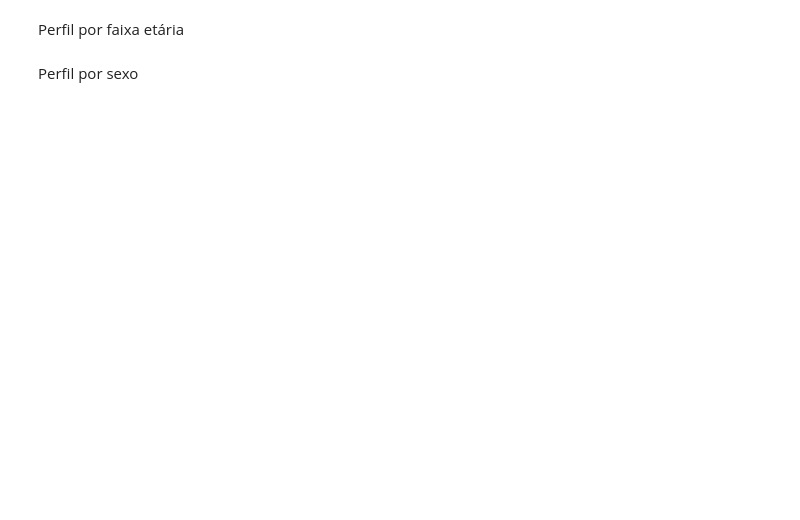
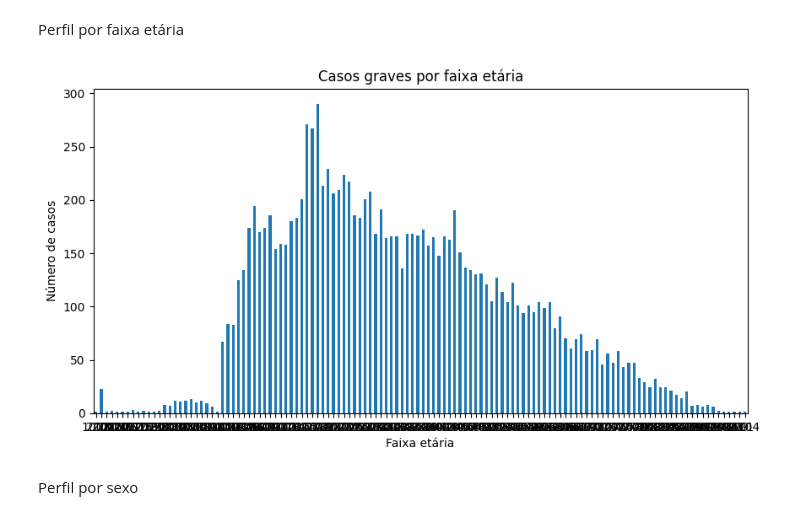
Before and after one commit to VannaGilio/medalhao_dengue, a Jupyter notebook: Notebook_2/dengue_p.ipynb, the cells around one changed output. Cells and saved outputs as stored; diff of their text form; code cells hidden in the pictures; blank space fills up the shorter version.

```diff
--- a/Notebook_2/dengue_p.ipynb
+++ b/Notebook_2/dengue_p.ipynb
@@ -648,19 +666,21 @@ df_graves = df_dengue[
 Perfil por faixa etária
 # %%
 graves_faixa = (
-    df_graves["faixa_etaria"]
+    df_graves["idade"]
     .value_counts()
     .sort_index()
 )
 
 plt.figure(figsize=(10, 5))
 graves_faixa.plot(kind="bar")
 
 plt.title("Casos graves por faixa etária")
 plt.xlabel("Faixa etária")
 plt.ylabel("Número de casos")
 plt.xticks(rotation=0)
 plt.show()
+# %% [output]
+[figure, added]
 # %% [markdown]
 Perfil por sexo
 # %%
```
Also changed, not shown: parts of 40 cells of this notebook.
